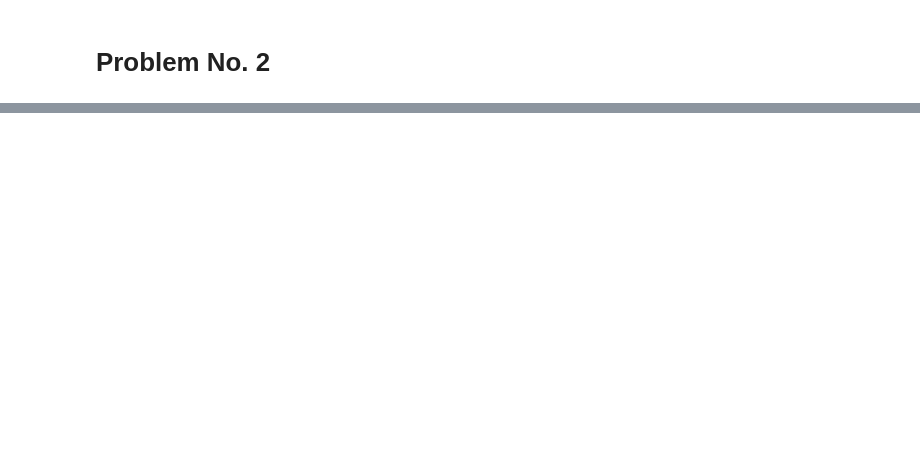
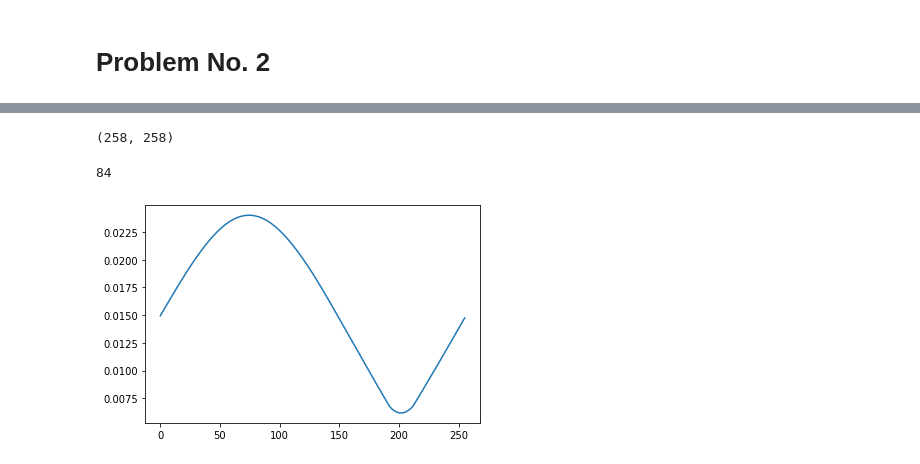
Before and after one commit to kinetic-kit/phys512, a Jupyter notebook: problem_sets/ProblemSet7.ipynb, the cells around one changed output, grey strips where cells are left out. Saved outputs shown, nothing was run; the diff lists cells and outputs as text; code cells hidden in the pictures; blank space fills up the shorter version.

```diff
--- a/problem_sets/ProblemSet7.ipynb
+++ b/problem_sets/ProblemSet7.ipynb
@@ -55,0 +179,39 @@ http://www.physics.drexel.edu/~steve/Courses/Comp_Phys/Integrators/leapfrog/
+# %%
+n=256
+mask = np.zeros([n,n],dtype='bool')
+bc=np.zeros([n,n])
+mask[:,0]=True
+mask[0,:]=True
+mask[-1,:]=True
+mask[:,-1]=True
+
+mask[n//4:n//3 , n//4:n//3]=True
+bc[n//4:n//3 , n//4:n//3] = 1.0
+
+
+#plt.imshow(bc)
+#plt.colorbar()
+#plt.show()
+
+b=make_rhs(bc,mask)
+V=cg(b,0*bc,mask,niter=500,pause=0.1)
+rho= VV-(np.roll(VV, 1, axis=0) + np.roll(VV,-1, axis=0) + np.roll(VV,1,axis=1) + np.roll(VV,-1, axis=1))/4
+G = greens(n,2)
+#G=np.pad(G,((1,1),(1,1)),mode='constant')
+VV=V+bc
+#VV=np.pad(VV,((1,1),(1,1)),mode='constant')
+
+#convolution
+V_potential = np.fft.ifft(np.fft.fft(G)*np.fft.fft(rho))
+# %%
+V_potential.shape
+# %% [output]
+(258, 258)
+# %%
+idx = np.argmax(np.abs(V_potential))
+print(idx)
+plt.plot(np.abs(V_potential[idx]))
+plt.show()
+# %% [output]
+84
+[figure, added]
```
Also changed, not shown: parts of 15 cells of this notebook.
